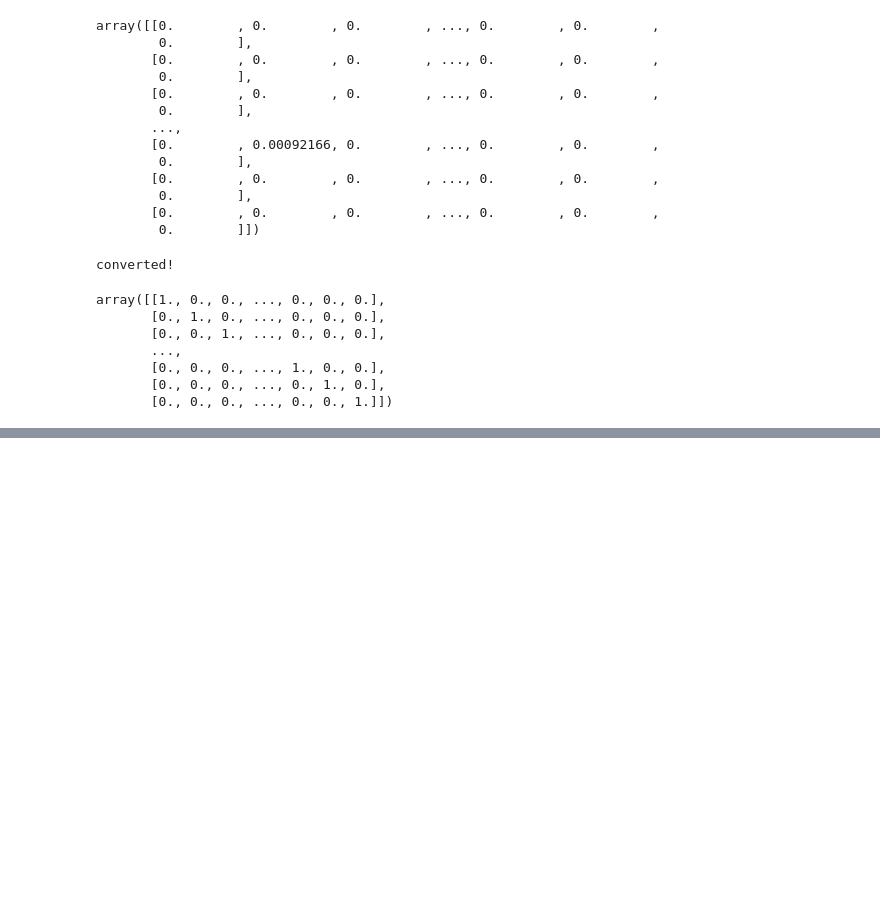
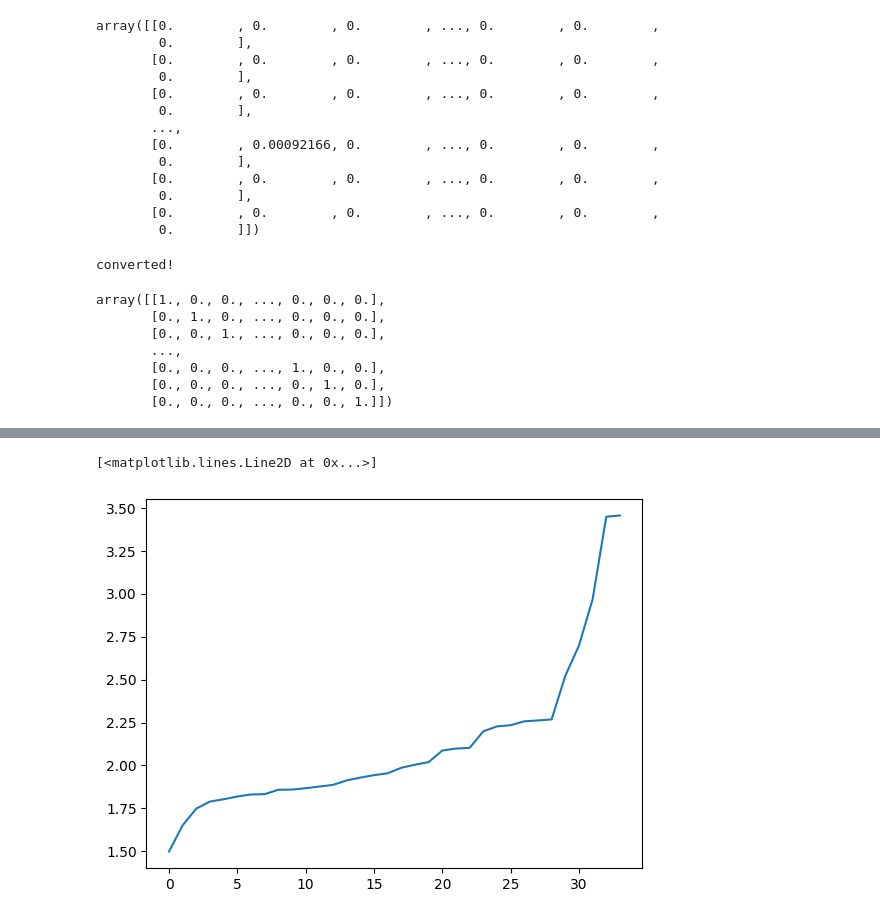
Before and after one commit to jassonmakkar/pylmd, a Jupyter notebook: pylmd/pylmd/demo.ipynb, the cells around one changed output, grey strips where cells are left out. Saved outputs shown, nothing was run; the diff lists cells and outputs as text; code cells hidden in the pictures; blank space fills up the shorter version.

```diff
--- a/pylmd/pylmd/demo.ipynb
+++ b/pylmd/pylmd/demo.ipynb
@@ -856,9 +903,10 @@ def fast_calculate_score_profile(
 
     # ----- compute per-time scores and cbind -----
     per_time_frames = []
-    for P in parsed_items:
+    for P in P_ls:
         df_t = get_score_profile(
             state_0=X,
+            state_t=(X @ P_ls[P]),
             state_inf=final_state,
             score_ls=score_ls,
         )
@@ -868,13 +916,6 @@ def fast_calculate_score_profile(
 
     score_df = pd.concat(per_time_frames, axis=1)
 
-    df_base = get_score_profile(
-        state_0=X,
-        state_inf=final_state,
-        score_ls=("entropy", "max_score0"),
-    )
-    score_df = pd.concat([score_df, df_base], axis=1)
-
     score_df.index = gene_names
 
     return score_df
@@ -880,0 +1000,11 @@ def fast_calculate_score_profile(
+# %%
+start_time = time.time()
+score_df = fast_calculate_score_profile(
+    W = W,
+    init_state = rho,
+    score_ls = ("score0",),
+    P_ls = P_ls
+)
+end_time = time.time()
+execution_time = end_time - start_time
+print(f"Execution time: {execution_time} seconds")
@@ -997,0 +1374,9 @@ array([[1., 0., 0., ..., 0., 0., 0.],
+# %%
+score_df = fast_calculate_score_profile(
+    W=W,
+    init_state=rho,         # genes x cells
+    P_ls=P_ls,
+    score_ls=("score0",),
+    construct_diffusion_operators_fn=None, # add more if you extend get_score_profile
+    max_time=2**4
+)
@@ -1396,0 +2137,7 @@ sc.pl.umap(adata, color = list(bot.index))
+# %%
+score_profile = obtain_lmds(score_df)
+# %%
+plt.plot(sorted(score_profile[::500]))
+# %% [output]
+[<matplotlib.lines.Line2D at 0x...>]
+[figure, added]
```
Also changed, not shown: parts of 46 cells of this notebook.
